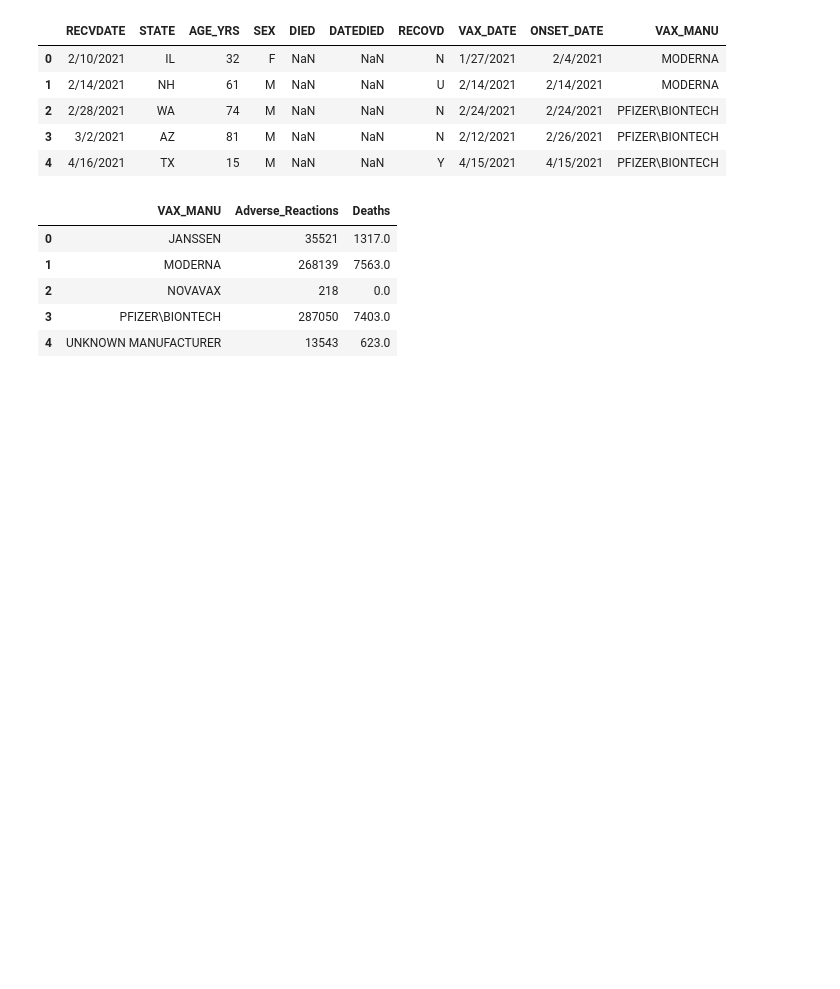
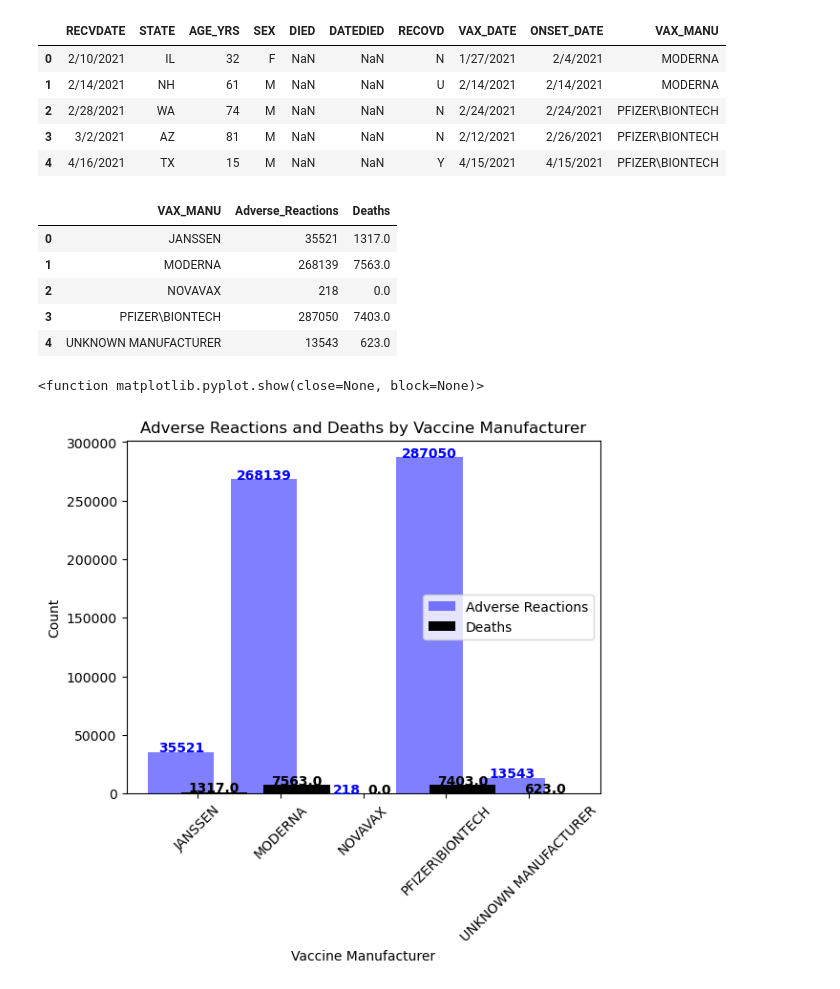
Before and after one commit to eli-crawley/covid_health, a Jupyter notebook: individual_works/lroberts.ipynb, the cells around one changed output. Saved outputs shown, nothing was run; the diff lists cells and outputs as text; code cells hidden in the pictures; blank space fills up the shorter version.

Commit message:
update graph 1

```diff
--- a/individual_works/lroberts.ipynb
+++ b/individual_works/lroberts.ipynb
@@ -69,3 +69,26 @@ summary_df
 | 2 | NOVAVAX | 218 | 0.0 |
 | 3 | PFIZER\BIONTECH | 287050 | 7403.0 |
 | 4 | UNKNOWN MANUFACTURER | 13543 | 623.0 |
+# %%
+y1 = summary_df["Adverse_Reactions"]
+y2 = summary_df["Deaths"]
+x_labels = summary_df["VAX_MANU"]
+x = np.arange(len(x_labels))
+
+plt.bar(x -0.2, y1, color='blue', alpha=0.5, align='center', label="Adverse Reactions")
+plt.bar(x +0.2, y2, color='black', alpha=1, label="Deaths")
+
+# Add totals above bars
+for i in range(len(x)):
+    plt.text(x[i] - 0.2, y1.iloc[i] + 5, str(y1.iloc[i]), ha='center', fontsize=10, fontweight='bold', color='blue')
+    plt.text(x[i] + 0.2, y2.iloc[i] + 5, str(y2.iloc[i]), ha='center', fontsize=10, fontweight='bold', color='black')
+
+plt.xticks(ticks=x, labels=x_labels, rotation=45)
+plt.xlabel("Vaccine Manufacturer")
+plt.ylabel("Count")
+plt.title("Adverse Reactions and Deaths by Vaccine Manufacturer")
+plt.legend()
+plt.show
+# %% [output]
+<function matplotlib.pyplot.show(close=None, block=None)>
+[figure, added]
```
Also changed, not shown: parts of 1 cell of this notebook, 2 other files.
